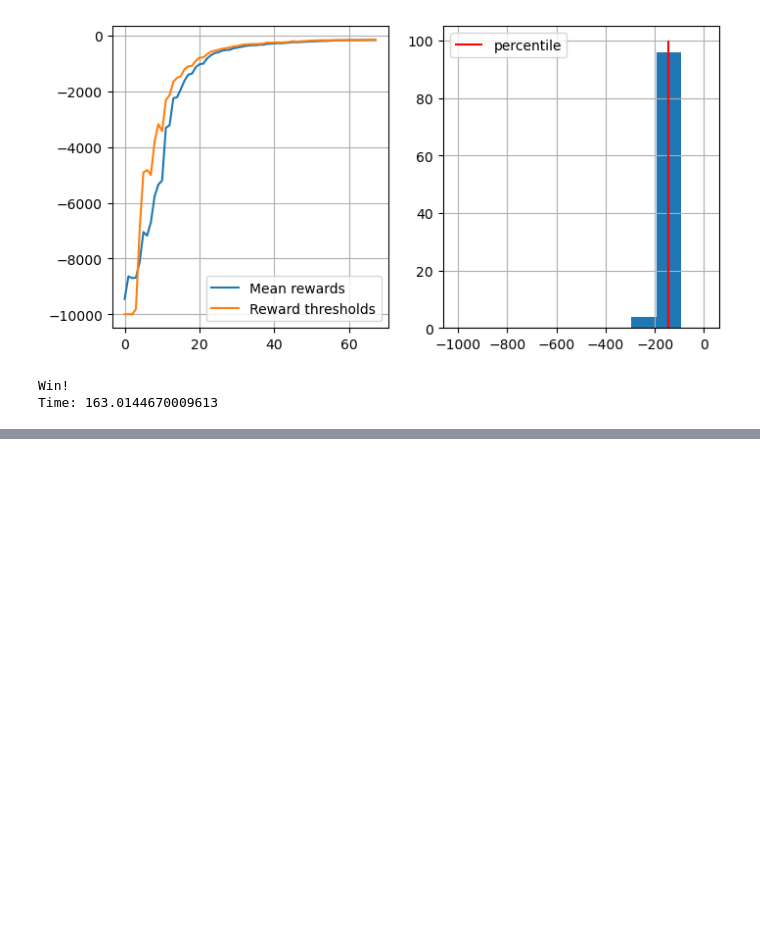
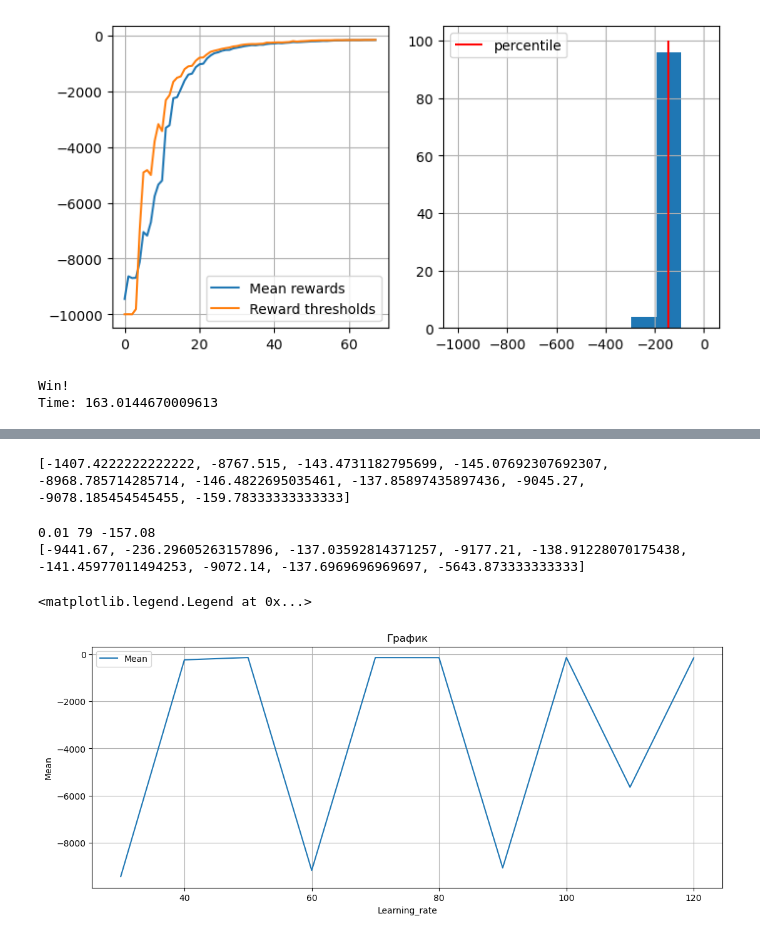
Before and after one commit to FynjyBath/MLhomework-Python-AESC, a Jupyter notebook: task3_bonus/task3_crossenrophy_rl_practice_hard.ipynb, the cells around one changed output, grey strips where cells are left out. Cells and saved outputs as stored; diff of their text form; code cells hidden in the pictures; blank space fills up the shorter version.

```diff
--- a/task3_bonus/task3_crossenrophy_rl_practice_hard.ipynb
+++ b/task3_bonus/task3_crossenrophy_rl_practice_hard.ipynb
@@ -337,3 +339,7 @@ ax.legend()
+# %%
+print(mean)
+# %% [output]
+[-1407.4222222222222, -8767.515, -143.4731182795699, -145.07692307692307, -8968.785714285714, -146.4822695035461, -137.85897435897436, -9045.27, -9078.185454545455, -159.78333333333333]
 # %%
 import time
 from joblib import Parallel, delayed
@@ -350,13 +356,12 @@ for learning_rate in learning_rate_ar:
                       activation='tanh',
                       warm_start=True, #keep progress between .fit(...) calls
                       max_iter=1,#make only 1 iteration on each .fit(...)
-                      learning_rate_init=learning_rate
-                         )
+                      learning_rate_init=learning_rate)
     last_states = []
     last_actions = []
     last_rewards = []
     cnt = []
-    for i in range(120):
+    for i in range(80):
         sessions = Parallel(n_jobs=-1)(delayed(generate_session)() for i in range(n_sessions))
 
         states_batch,actions_batch,rewards_batch = zip(*sessions)
@@ -364,31 +369,38 @@ for learning_rate in learning_rate_ar:
         if len(cnt) >= 5:
             last_states = last_states[cnt[0]:]
             last_actions = last_actions[cnt[0]:]
             last_rewards = last_rewards[cnt[0]:]
             cnt = cnt[1:]
         for i in states_batch:
             last_states.append(i)
         for i in actions_batch:
             last_actions.append(i)
         for i in rewards_batch:
             last_rewards.append(i)
         cnt.append(len(states_batch))
 
         elite_states, elite_actions = select_elites(states_batch,actions_batch,rewards_batch,last_rewards,percentile=percentile)
 
         agent.fit(elite_states, elite_actions)
 
         last_rewards_np = np.array(last_rewards)
         curMean.append(np.mean(last_rewards_np[last_rewards_np >= np.percentile(last_rewards_np, percentile)]))
 
         clear_output(True)
-    mean.append(curMean[-1])
+        print(learning_rate, _, curMean[-1])
+        print(mean)
+    mean.append(max(curMean))
 
 
 f, (ax) = plt.subplots(1, 1, figsize=(13, 5))
 ax.plot(n_sessions_ar, np.array(mean), label=u"Mean")
 ax.set_title(u"График")
 ax.set_xlabel(u"Learning_rate")
 ax.set_ylabel(u"Mean")
 ax.grid()
 ax.legend()
+# %% [output]
+0.01 79 -157.08
+[-9441.67, -236.29605263157896, -137.03592814371257, -9177.21, -138.91228070175438, -141.45977011494253, -9072.14, -137.6969696969697, -5643.873333333333]
+<matplotlib.legend.Legend at 0x...>
+[figure, added]
```
Also changed, not shown: parts of 1 cell of this notebook.
